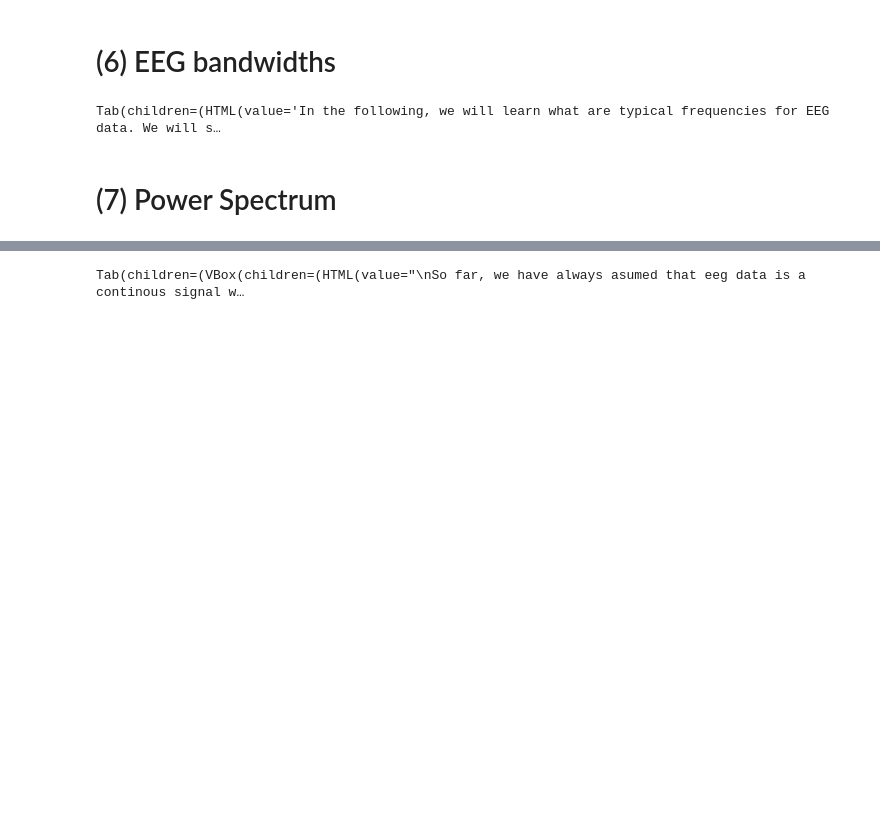
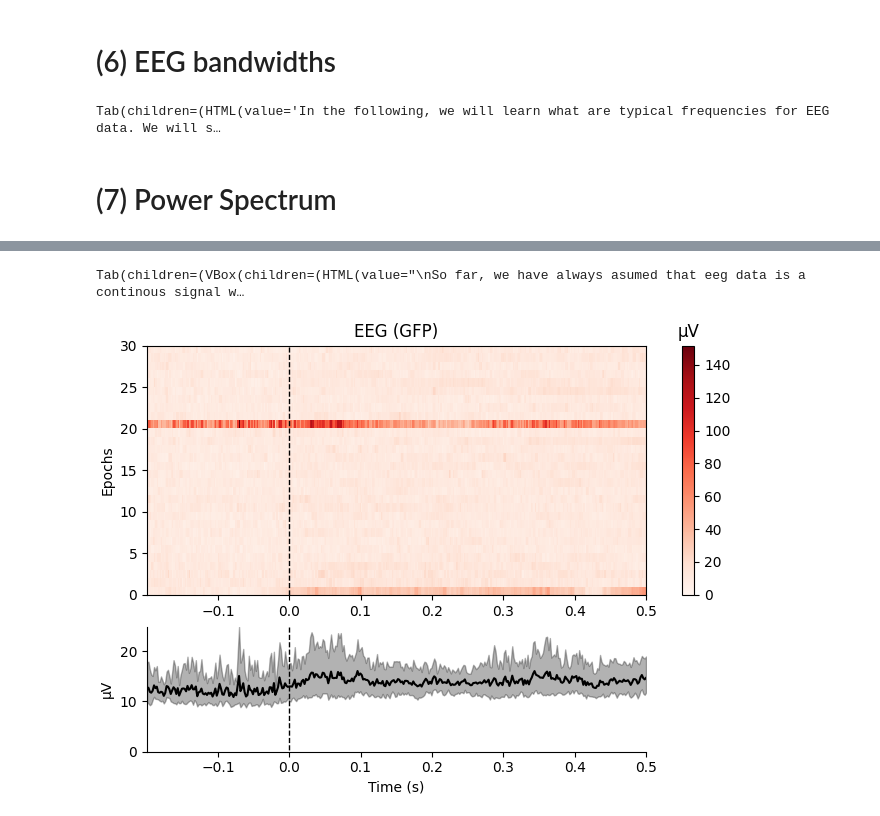
Before and after one commit to d-drost/EEGExplained, a Jupyter notebook: LearningEEG.ipynb, the cells around one changed output, grey strips where cells are left out. Saved outputs shown, nothing was run; the diff lists cells and outputs as text; code cells hidden in the pictures; blank space fills up the shorter version.

Commit message:
added chapters on events, artifacts, ICA and more

```diff
--- a/LearningEEG.ipynb
+++ b/LearningEEG.ipynb
@@ -32,9 +34,11 @@ Consider setting the channel types to be of EEG/sEEG/ECoG/DBS/fNIRS using inst.s
 # %%
 import matplotlib.pyplot as plt
-from ipywidgets import Textarea, Text, Label, Button, VBox, HBox, HTML, Image, Tab, Output, Layout, FloatSlider
+from ipywidgets import Textarea, Text, Label, Button, VBox, HBox, HTML, Image, Tab, Output, Layout, FloatSlider, Dropdown, FloatRangeSlider, Checkbox
 from IPython.display import display, clear_output
 import numpy as np
 import markdown
+
+width,height = 600, 400
 # %%
 def get_answer_to_reveal(text, answer, with_input_field=False):
     test_reveal_button = Button(description="Check answer")
@@ -82,12 +86,18 @@ def check_data(d):
     ch_names = d.ch_names
     assert type(ch_names) == list and len(ch_names) > 0
     assert raw.n_times > 60
+# %%
+def get_image_caption(link, text="Image source"):
+    t = f"""<a href="{link}" target="blank_" style="color:#808080">{text}</a> """
+    return t
 # %%
 # Function to display the selected figure
 
-def get_figure_selector(figures, headline=None):
+def get_figure_selector(figures, headline=None, button_labels=None):
+    if button_labels is None:
+        button_labels = {str(i):i for i in range(len(figures))}
     output = Output()
-    buttons = [Button(description=str(i)) for i in range(len(figures))]
+    buttons = [Button(description=str(i)) for i in button_labels.keys()]
 
     def show_figure(fig_index):
         # Clear the previous output
@@ -97,7 +107,7 @@ def get_figure_selector(figures, headline=None):
 
     # Define what happens when a button is clicked
     def on_button_click(b):
-        fig_index = int(b.description)
+        fig_index = button_labels[b.description]
         show_figure(fig_index)
 
     # Attach the click event to each button
@@ -740,3 +743,7 @@ display(chapter)
 Tab(children=(HTML(value='In the following, we will learn what are typical frequencies for EEG data. We will s…
 # %% [markdown]
 # (7) Power Spectrum
+# %%
+
+t = get_image_caption("https://link.springer.com/article/10.1007/s11571-020-09639-w")
+display(HTML(t))
@@ -815,17 +961,12 @@ The crucial point is, that the EEG data needs to be aligned with the presentatio
 You need to know, when exactly the stimulus where shown and which part of the eeg data belongs to these moments in time.
 If you just have a continous signal like this, you don't know what happened during the collection of this activity:
 """
-
-im_epoch_example_00 = Image(value=open("resources/epoch_example_0.png", "rb").read(),width=width,height=height)
-
+epoch_artificial_example = Image(value=open("resources/epoch_artificial_example.png", "rb").read(),width=300,height=200)
 text2 = """
 But if I tell you when exactly the red light had been shown (indicated by the grey areas in the following), you see that there is a connection between the stimulus and the brain activity.
-
-
 """
-im_epoch_example_01 = Image(value=open("resources/epoch_example_1.png", "rb").read(),width=width,height=height)
-
-panel_0 = VBox([HTML(text), im_epoch_example_00, HTML(text2), im_epoch_example_01])
+epoch_artificial_example_with_annotations = Image(value=open("resources/epoch_artificial_example_with_annotations.png", "rb").read(),width=300,height=200)
+panel_1 = VBox([HTML(text), epoch_artificial_example, HTML(text2), epoch_artificial_example_with_annotations])
 
 text = """
 Points in time that indicate something important happening in the experiment are called <b>events</b>.
@@ -834,74 +975,67 @@ For most research questions, you are interested in the brain activity <i>during
 For example, you might want to know how the brain activity changes if a red light is shown or how it looks like before the partipant presses a button.
 <br>
 When we take all parts of the data that belong to the same event, we call that <b>epochs</b>.
+"""
+panel_2 = HTML(text)
 
-"""
-
-panel_01 = HTML(text)
-
-im_epoch_example = Image(value=open("resources/epoch_1_0.png", "rb").read(),width=width,height=height)
-
+epoch_plot_0 = Image(value=open("resources/epoch_plot_0.png", "rb").read(),width=width,height=height)
 text = """
 Epochs are often visualized like this. As this plot is not trivial, let us take a moment to understand what it shows.
 In the lower part, you see a figure with the time on the x-axis and the voltage on the y-axis.
 This is the average signal of all the single epochs we selected.
 Do you see, that the x-axis doesn't start at zero? Instead, the zero is marked with a dashed line.
 That is the point in time where the event starts.
+"""
+panel_3 = VBox([HTML(text), epoch_plot_0])
 
-"""
-panel_1 = VBox([HTML(text), im_epoch_example])
-text_2 = """
+text = """
 However, it can be interesting to see how the signal behaved previously.
 If you see the signal rising even before the event started, you might wonder if there is any influence on the signal, that is not coming from the event itself.
 In the case shown below, the signal is quite linear and varying only very little though.
 This indicates, that the brain is in some <i>rest</i> state without much activity before the event happens.
 """
+epoch_plot_1 = Image(value=open("resources/epoch_plot_1.png", "rb").read(),width=width,height=height)
+panel_4 = VBox([HTML(text), epoch_plot_1])
 
-im_epoch_example_1 = Image(value=open("resources/epoch_1_1.png", "rb").read(),width=width,height=height)
-panel_2 = VBox([HTML(text_2), im_epoch_example_1])
-
-text_3 = """
+text = """
 A little later we see the voltage rising with a peak at roughly x=0.35.
 This could be a response to the stimulus shown in this event and this it what researchers search for most of the time.
 """
+epoch_plot_2 = Image(value=open("resources/epoch_plot_2.png", "rb").read(),width=width,height=height)
+panel_5 = VBox([HTML(text), epoch_plot_2])
 
-im_epoch_example_2 = Image(value=open("resources/epoch_1_2.png", "rb").read(),width=width,height=height)
-panel_3 = VBox([HTML(text_3), im_epoch_example_2])
-
-text_4 = """
+text = """
 Let us now take a look at the plot on the top. The x-axis is the same as previously and indicates the time.
 However, on the y-axis we see the different epochs (14, in this case).
 Each colored bar, ranging from x=-0.2 to x=0.5 is one epoch.
 In the following image I highlighted the epoch number 12.
 The voltage of the signal is indicated by the color.
 As can be seen on the right, dark red is a high voltage, lighter colors are lower voltage.
 With such a plot, you can easily see in how far the epochs are equal to each other.
 Epoch number 12 has a peak at roughly x=0.25, which is quite similar to some other epochs, that have this peak a little later.
 However, there are also epochs that don't show this peak (e.g. epoch 0 or epoch 4).
 """
-im_epoch_example_3 = Image(value=open("resources/epoch_1_3.png", "rb").read(),width=width,height=height)
-
-text_4_2 = """
+epoch_plot_3 = Image(value=open("resources/epoch_plot_3.png", "rb").read(),width=width,height=height)
+text_2 = """
 A plot like this can help us assessing whether a mean signal is representing the <i>typical</i> epoch behavior well.
 In the following there is an example that should make us suspicious. Do you see, that there is one epoch that stands out?
 """
-im_epoch_example_4 = Image(value=open("resources/epoch_2.png", "rb").read(),width=width,height=height)
-
-panel_4 = VBox([HTML(text_4), im_epoch_example_3, HTML(text_4_2), im_epoch_example_4])
+outstanding_epoch = Image(value=open("resources/outstanding_epoch.png", "rb").read(),width=width,height=height)
+panel_6 = VBox([HTML(text), epoch_plot_3, HTML(text_2), outstanding_epoch])
 
 events, event_dict = events_from_annotations(raw)
 figures = []
-e = Epochs(raw, events, event_dict)#["1"].plot_image()
+e = Epochs(raw, events, event_dict)
 for key,value in event_dict.items():
     figures.append(e[key].plot_image(show=False)[0])
-
 text = """
 Here you can select the different epochs of your data. Do you notice something interesting? Are there any epochs that stand out?
 """
-panel_5 = VBox([HTML(text), get_figure_selector(figures)])
+panel_7 = VBox([HTML(text), get_figure_selector(figures)])
+plt.clf()
 
-
-chapter = get_chapter([panel_0, panel_01, panel_1, panel_2, panel_3, panel_4, panel_5], ["0","01","1","2", "3", "4", "Try it yourself!"])
+chapter = get_chapter([panel_1, panel_2, panel_3, panel_4, panel_5, panel_6, panel_7], ["1","2", "3", "4","5", "6", "Try it yourself!"])
 display(chapter)
 # %% [output]
 Tab(children=(VBox(children=(HTML(value="\nSo far, we have always asumed that eeg data is a continous signal w…
+[figure, added]
```
Also changed, not shown: parts of 27 cells of this notebook.
